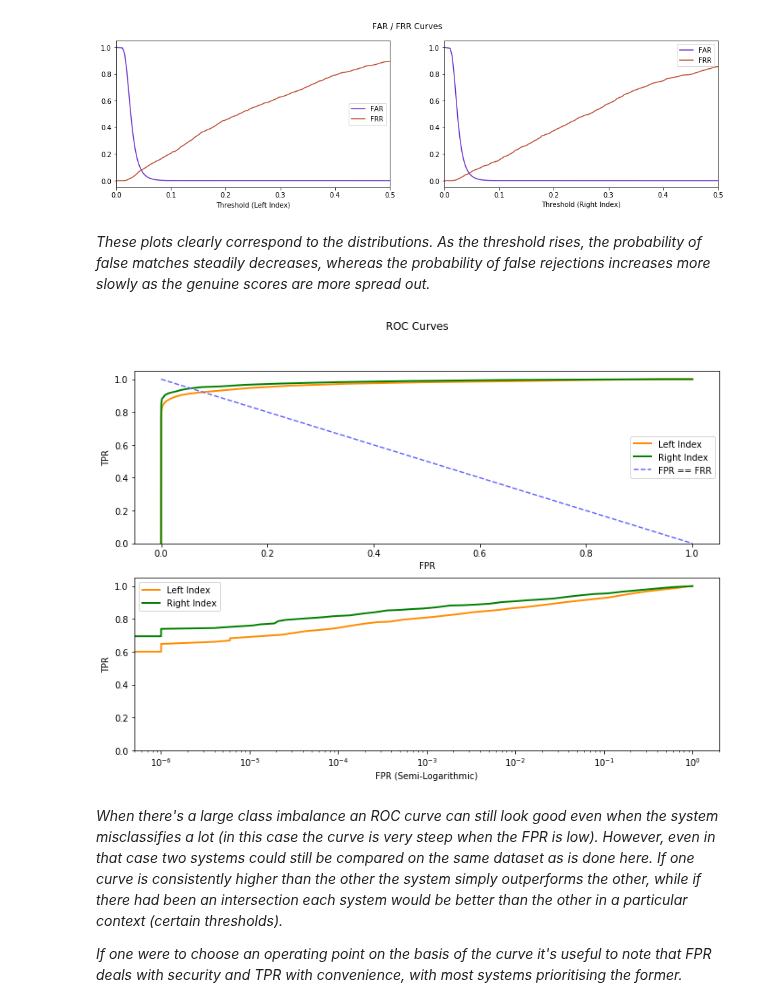
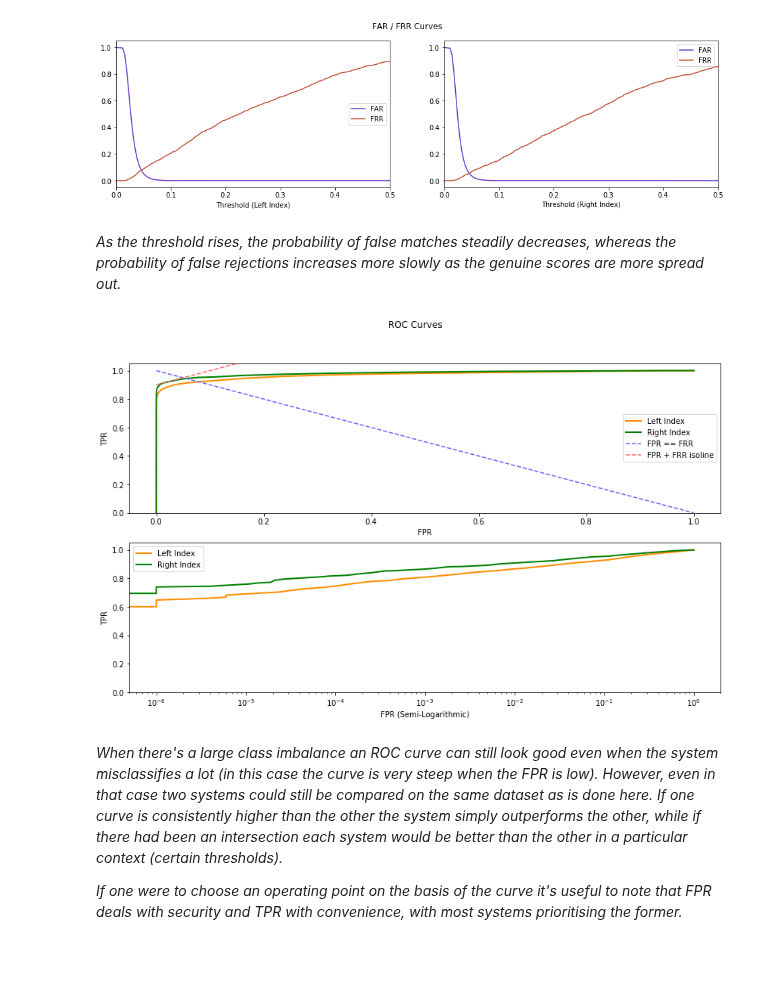
Before and after one commit to BrunoVandekerkhove/biometric-systems, a Jupyter notebook: evaluation/validating.ipynb, the cells around one changed output. Drawn from its saved outputs; the diff is of its cells as text; code cells hidden in the pictures; blank space fills up the shorter version.

```diff
--- a/evaluation/validating.ipynb
+++ b/evaluation/validating.ipynb
@@ -217,24 +217,25 @@ axes[1].legend();
 # %% [output]
 [figure]
 # %% [markdown]
-*These plots clearly correspond to the distributions. As the threshold rises, the probability of false matches steadily decreases, whereas the probability of false rejections increases more slowly as the genuine scores are more spread out.*
+*As the threshold rises, the probability of false matches steadily decreases, whereas the probability of false rejections increases more slowly as the genuine scores are more spread out.*
 # %%
 """Plot the ROC curve (TPR against the FPR for different threshold values)"""
-figure, axes = plt.subplots(nrows=2, ncols=1, figsize=(12,8))
+figure, axes = plt.subplots(nrows=2, ncols=1, figsize=(14,8))
 figure.suptitle('ROC Curves')
 axes[0].plot(li_fpr, li_tpr, color='darkorange', lw=2, label='Left Index')
 axes[0].plot(ri_fpr, ri_tpr, color='green', lw=2, label='Right Index')
 equal = np.linspace(0.0,1.0,50).tolist() # FPR == FRR
 axes[0].plot(equal, equal[::-1], '--', color=[0.4,0.4,1.0], label='FPR == FRR')
+axes[0].plot([0.0,0.2], [0.9,1.1], '--', color=[1.0,0.4,0.4], label='FPR + FRR isoline')
 axes[0].set(xlabel='FPR', ylabel='TPR', ylim=[0.0,1.05])
 axes[0].legend();
 axes[1].semilogx(li_fpr, li_tpr, color='darkorange', lw=2, label='Left Index')
 axes[1].semilogx(ri_fpr, ri_tpr, color='green', lw=2, label='Right Index')
 axes[1].set(xlabel='FPR (Semi-Logarithmic)', ylabel='TPR', ylim=[0.0,1.05])
 axes[1].legend();
 plt.show()
 # %% [output]
-[figure, old version]
+[figure, new version]
 # %% [markdown]
 *When there's a large class imbalance an ROC curve can still look good even when the system misclassifies a lot (in this case the curve is very steep when the FPR is low). However, even in that case two systems could still be compared on the same dataset as is done here. If one curve is consistently higher than the other the system simply outperforms the other, while if there had been an intersection each system would be better than the other in a particular context (certain thresholds).*
 
```
Also changed, not shown: parts of 11 cells of this notebook.
